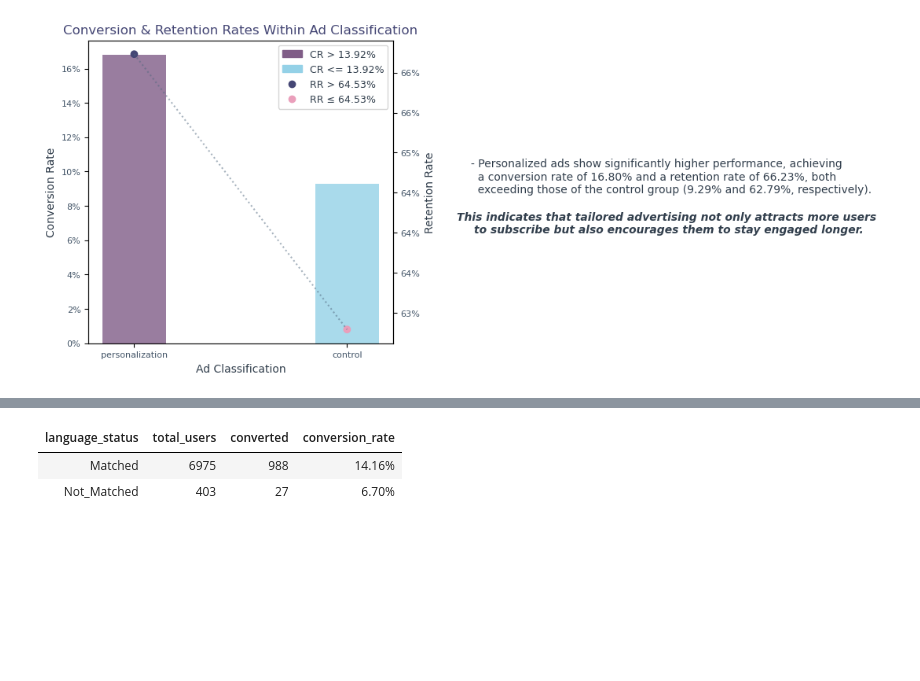
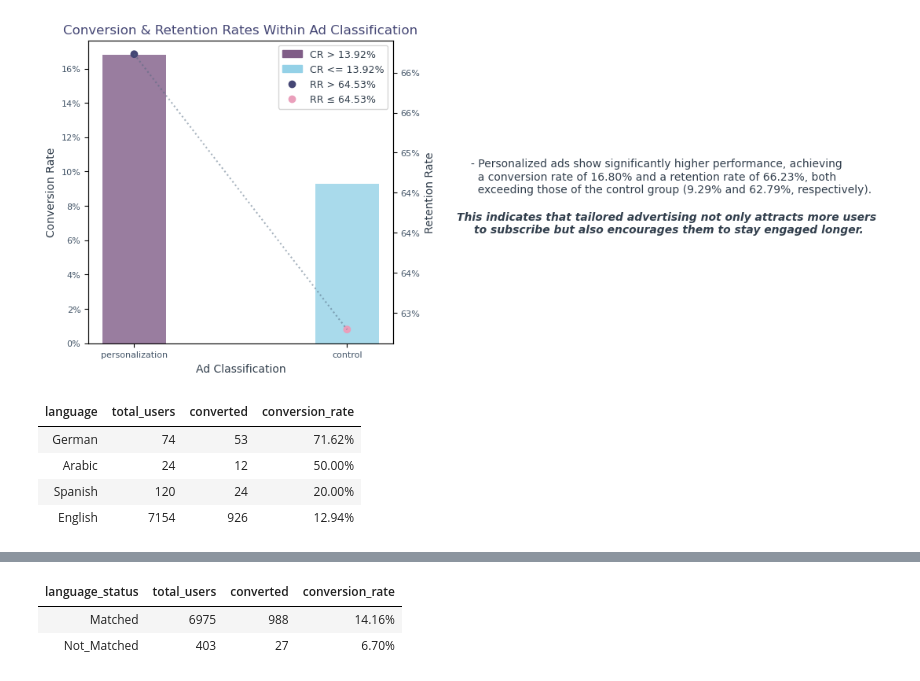
Before and after one commit to hend-a-ghafour/Analyzing_Marketing_Campaigns, a Jupyter notebook: Analyzing_Marketing_Campaigns.ipynb, the cells around one changed output, grey strips where cells are left out. Cells and saved outputs as stored; diff of their text form; code cells hidden in the pictures; blank space fills up the shorter version.

```diff
--- a/Analyzing_Marketing_Campaigns.ipynb
+++ b/Analyzing_Marketing_Campaigns.ipynb
@@ -1194,3 +1194,24 @@ plt.text(2.51,.64,text2, ha='center',fontstyle='italic',weight='semibold', fonts
 plt.show();
 # %% [output]
 [figure]
+# %%
+# Calculating Conversion Rate across Displayed Languages
+converted_displayed_lang=converted_users.groupby('language_displayed').user_id.nunique().reset_index()\
+                             .rename(columns={'language_displayed':'language','user_id':'converted'})
+
+users_displayed_lang = marketing.groupby('language_displayed').user_id.nunique().reset_index()\
+                    .rename(columns={'language_displayed':'language','user_id':'total_users'})
+
+conversion_displayed_lang =users_displayed_lang.merge(converted_displayed_lang, on ='language')
+
+conversion_displayed_lang['conversion_rate']=conversion_displayed_lang['converted']/conversion_displayed_lang['total_users']
+
+conversion_displayed_lang=conversion_displayed_lang.sort_values('conversion_rate',ascending=False)
+
+conversion_displayed_lang.style.hide().format({'conversion_rate':'{:,.2%}'})
+# %% [output]
+| language | total_users | converted | conversion_rate |
+| German | 74 | 53 | 71.62% |
+| Arabic | 24 | 12 | 50.00% |
+| Spanish | 120 | 24 | 20.00% |
+| English | 7154 | 926 | 12.94% |
```
Also changed, not shown: parts of 6 cells of this notebook.
